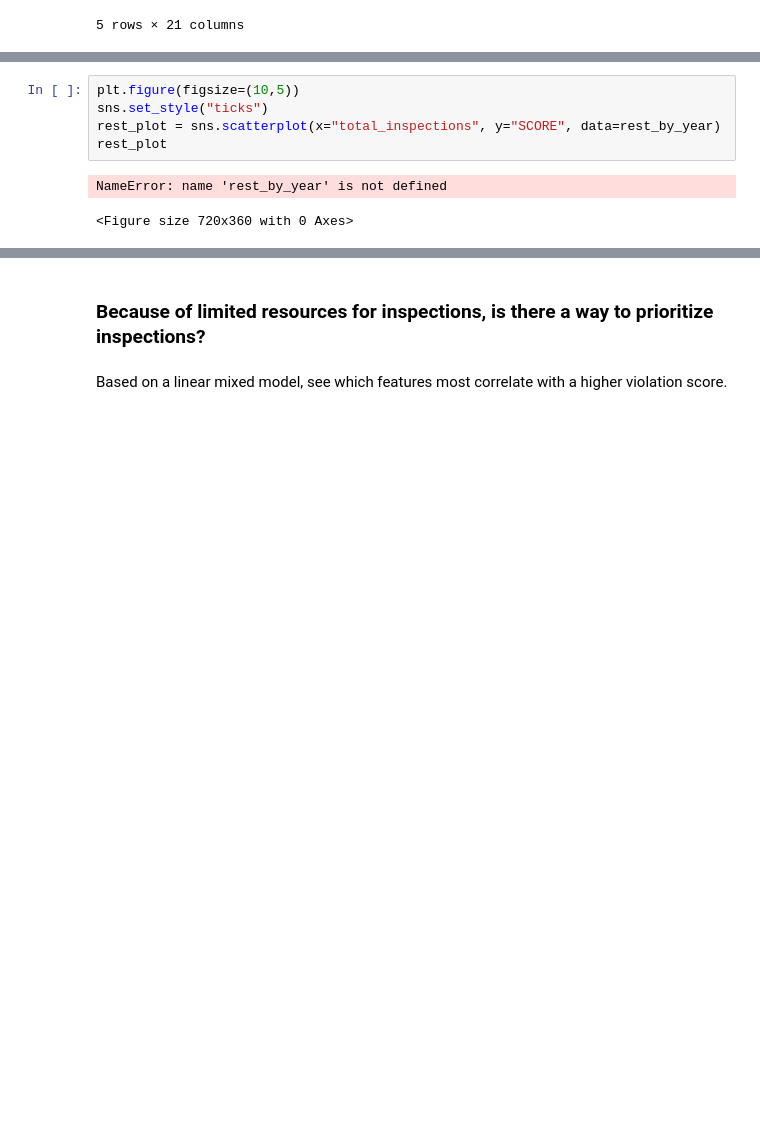
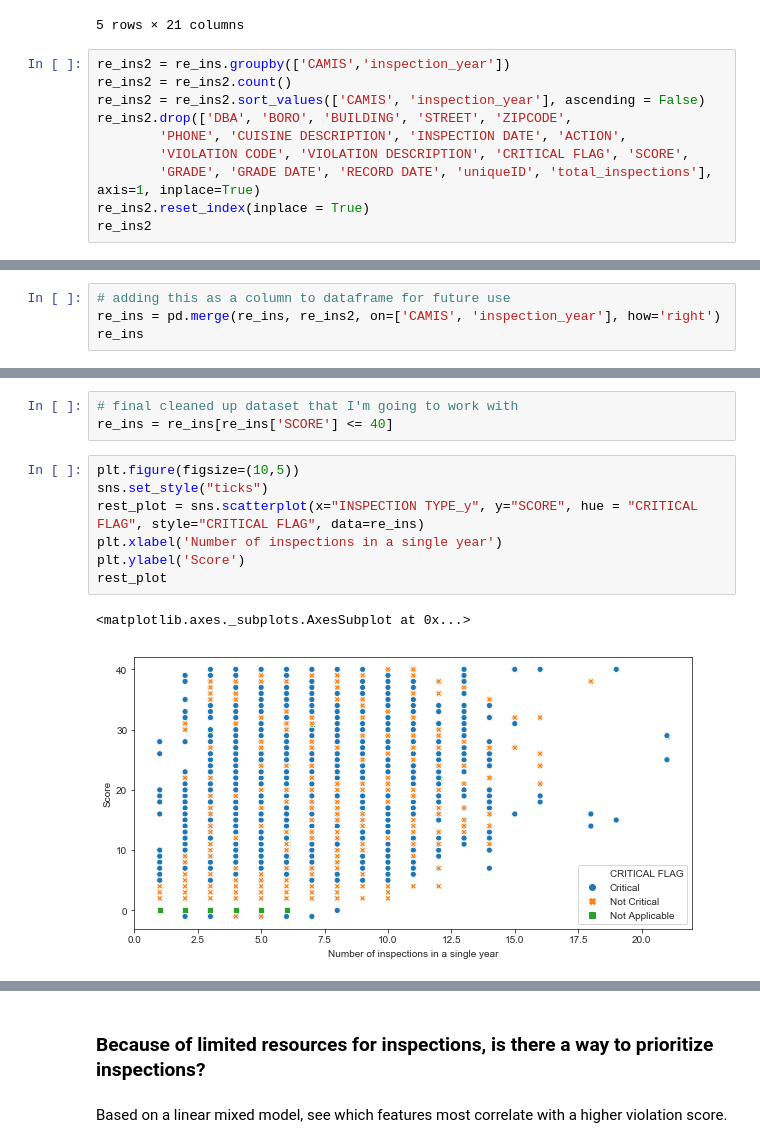
Before and after one commit to mishoptera/nyc_restaurants, a Jupyter notebook: eda_dataset.ipynb, the cells around one changed output, grey strips where cells are left out. Cells and saved outputs as stored; diff of their text form; blank space fills up the shorter version.

```diff
--- a/eda_dataset.ipynb
+++ b/eda_dataset.ipynb
@@ -328,3 +311,13 @@ re_ins.head()
 | 6 | 66723 | 40511702 | NOTARO RESTAURANT | MANHATTAN | 635 | SECOND AVENUE | 10016.0 | 2126863400 | Italian | ... |
 | 7 | 81127 | 40511702 | NOTARO RESTAURANT | MANHATTAN | 635 | SECOND AVENUE | 10016.0 | 2126863400 | Italian | ... |
 5 rows × 21 columns
+# %%
+re_ins2 = re_ins.groupby(['CAMIS','inspection_year'])
+re_ins2 = re_ins2.count()
+re_ins2 = re_ins2.sort_values(['CAMIS', 'inspection_year'], ascending = False)
+re_ins2.drop(['DBA', 'BORO', 'BUILDING', 'STREET', 'ZIPCODE',
+        'PHONE', 'CUISINE DESCRIPTION', 'INSPECTION DATE', 'ACTION',
+        'VIOLATION CODE', 'VIOLATION DESCRIPTION', 'CRITICAL FLAG', 'SCORE',
+        'GRADE', 'GRADE DATE', 'RECORD DATE', 'uniqueID', 'total_inspections'], axis=1, inplace=True)
+re_ins2.reset_index(inplace = True)
+re_ins2
@@ -330,0 +345,4 @@ re_ins.head()
+# %%
+# adding this as a column to dataframe for future use
+re_ins = pd.merge(re_ins, re_ins2, on=['CAMIS', 'inspection_year'], how='right')
+re_ins
@@ -331,8 +368,13 @@ re_ins.head()
+# %%
+# final cleaned up dataset that I'm going to work with
+re_ins = re_ins[re_ins['SCORE'] <= 40]
 # %%
 plt.figure(figsize=(10,5))
 sns.set_style("ticks")
-rest_plot = sns.scatterplot(x="total_inspections", y="SCORE", data=rest_by_year)
+rest_plot = sns.scatterplot(x="INSPECTION TYPE_y", y="SCORE", hue = "CRITICAL FLAG", style="CRITICAL FLAG", data=re_ins)
+plt.xlabel('Number of inspections in a single year')
+plt.ylabel('Score')
 rest_plot
 # %% [output]
-NameError: name 'rest_by_year' is not defined
+<matplotlib.axes._subplots.AxesSubplot at 0x...>
-<Figure size 720x360 with 0 Axes>
+[figure, added]
```
Also changed, not shown: parts of 8 cells of this notebook.
